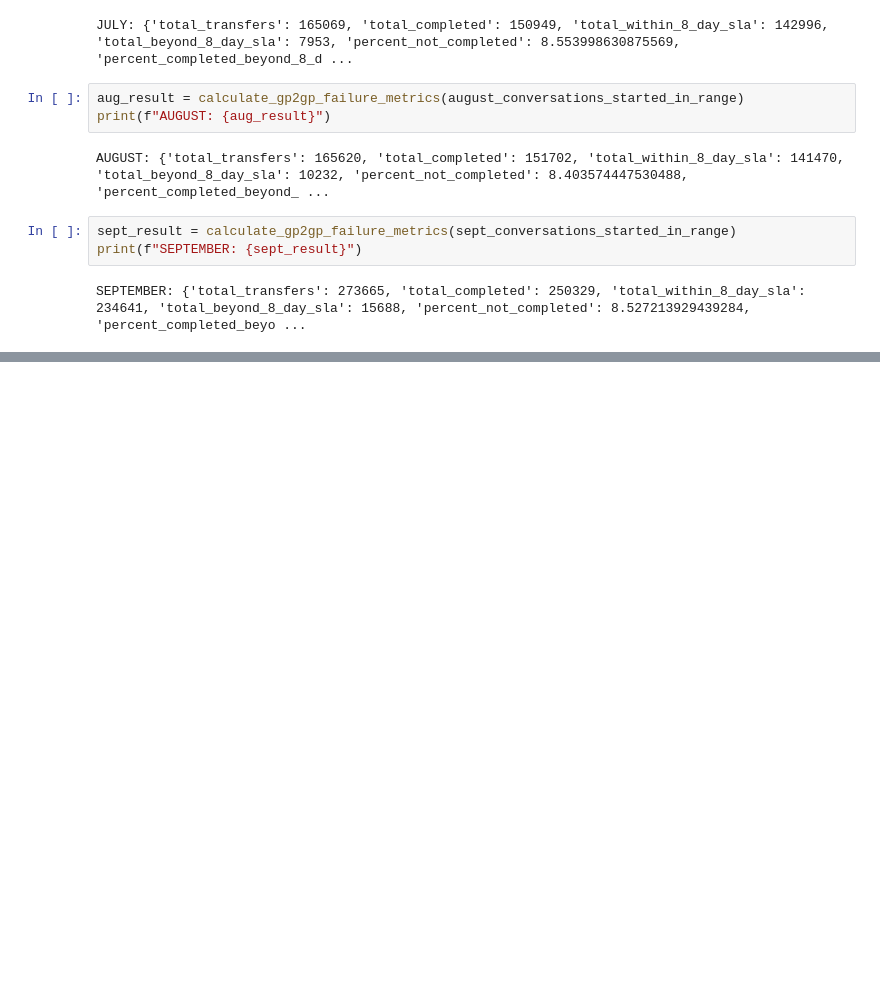
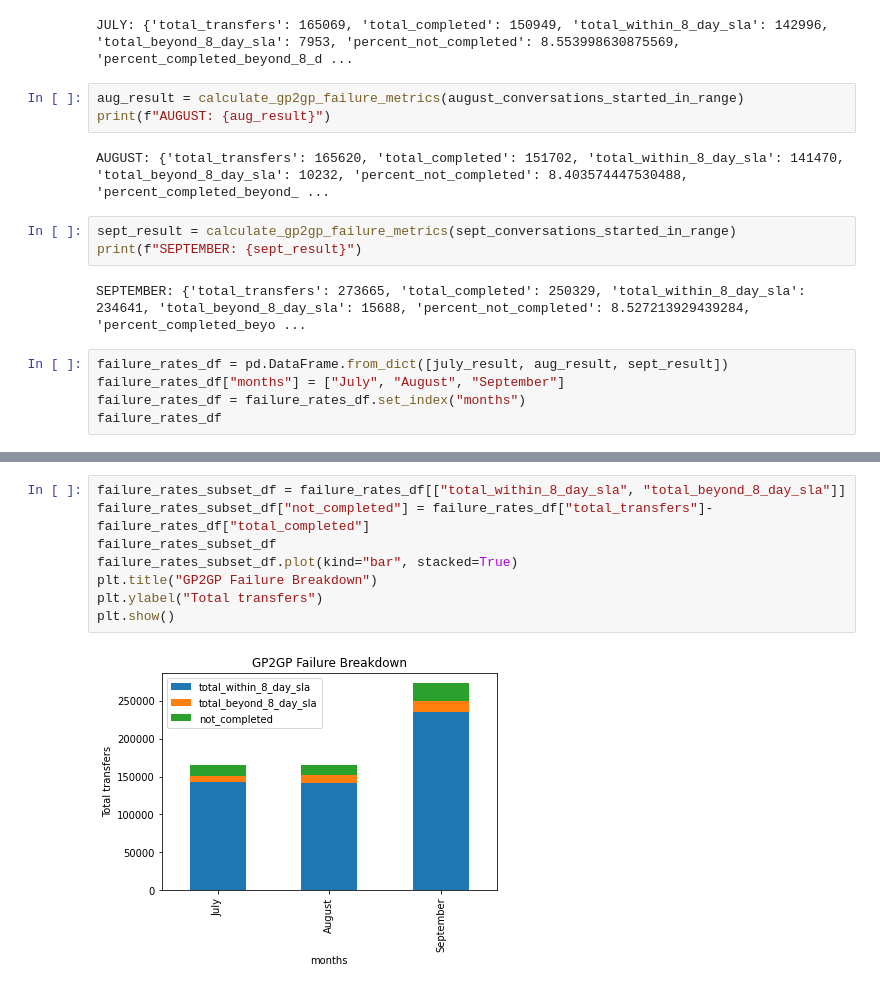
Before and after one commit to nhsconnect/prm-gp2gp-data-sandbox, a Jupyter notebook: notebooks/05-PRMT-1304--GP2GP-Failure-Rates.ipynb, the cells around one changed output, grey strips where cells are left out. Cells and saved outputs as stored; diff of their text form; blank space fills up the shorter version.

Commit message:
PRMT-1304 [MP/HZ] Print table of metrics and adds graph of GP2GP failures

```diff
--- a/notebooks/05-PRMT-1304--GP2GP-Failure-Rates.ipynb
+++ b/notebooks/05-PRMT-1304--GP2GP-Failure-Rates.ipynb
@@ -142,3 +145,8 @@ sept_result = calculate_gp2gp_failure_metrics(sept_conversations_started_in_rang
 print(f"SEPTEMBER: {sept_result}")
 # %% [output]
 SEPTEMBER: {'total_transfers': 273665, 'total_completed': 250329, 'total_within_8_day_sla': 234641, 'total_beyond_8_day_sla': 15688, 'percent_not_completed': 8.527213929439284, 'percent_completed_beyo ...
+# %%
+failure_rates_df = pd.DataFrame.from_dict([july_result, aug_result, sept_result])
+failure_rates_df["months"] = ["July", "August", "September"]
+failure_rates_df = failure_rates_df.set_index("months")
+failure_rates_df
@@ -144,0 +159,10 @@ SEPTEMBER: {'total_transfers': 273665, 'total_completed': 250329, 'total_within_
+# %%
+failure_rates_subset_df = failure_rates_df[["total_within_8_day_sla", "total_beyond_8_day_sla"]]
+failure_rates_subset_df["not_completed"] = failure_rates_df["total_transfers"]-failure_rates_df["total_completed"]
+failure_rates_subset_df
+failure_rates_subset_df.plot(kind="bar", stacked=True)
+plt.title("GP2GP Failure Breakdown")
+plt.ylabel("Total transfers")
+plt.show()
+# %% [output]
+[figure, added]
```
Also changed, not shown: parts of 2 cells of this notebook.
